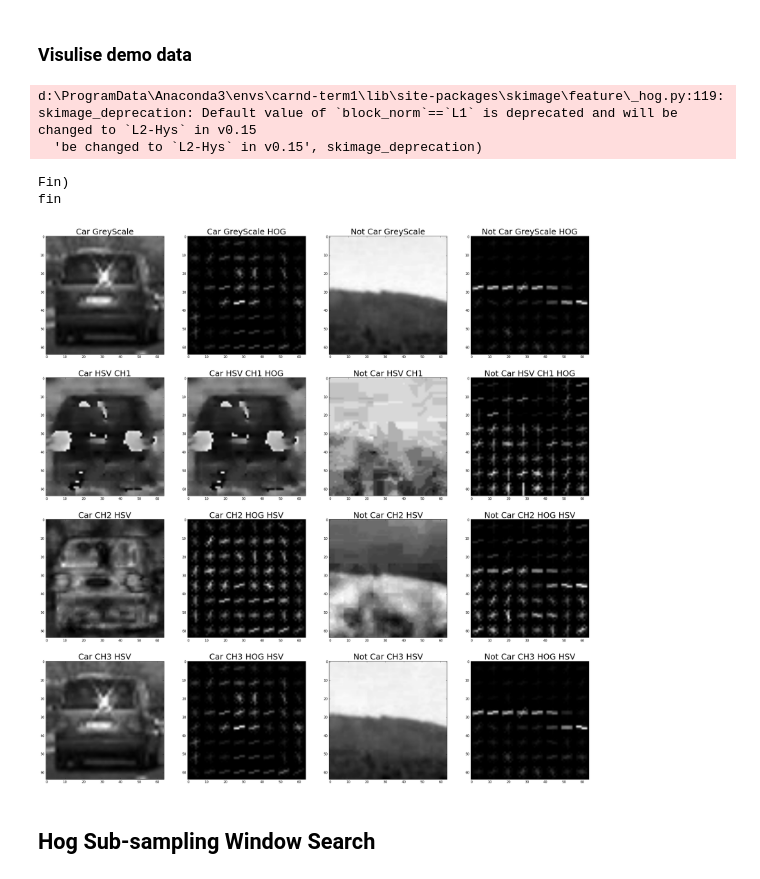
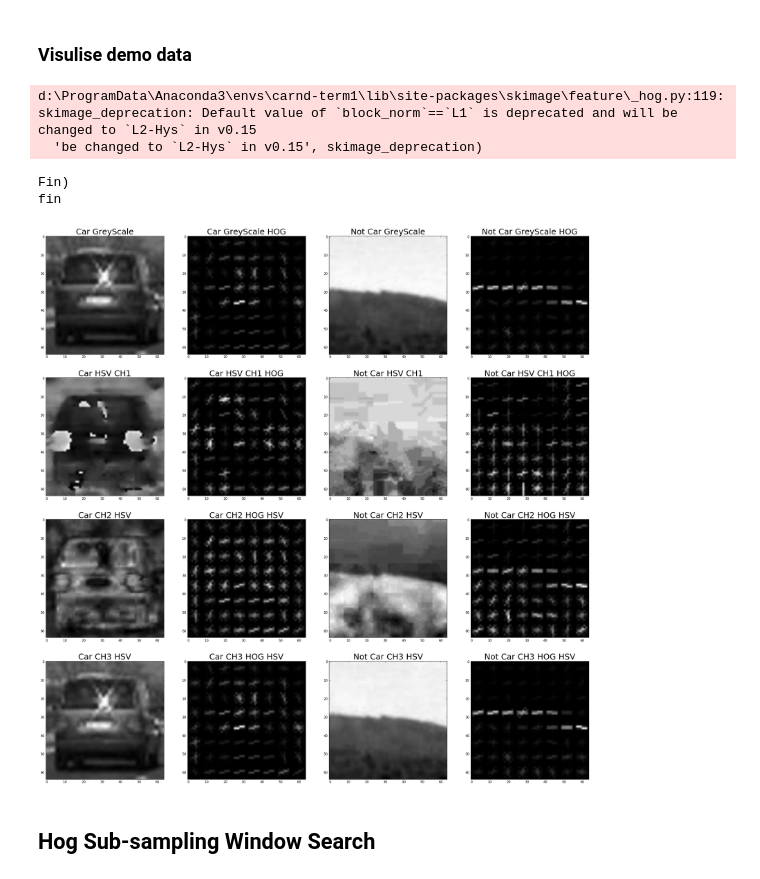
Before and after one commit to seanjmcm/VDetect, a Jupyter notebook: TrafficDetect.ipynb, the cells around one changed output. Cells and saved outputs as stored; diff of their text form; code cells hidden in the pictures.

```diff
--- a/TrafficDetect.ipynb
+++ b/TrafficDetect.ipynb
@@ -457,7 +453,6 @@ ch1 = democar_image2[:,:,0]
 ch2 = democar_image2[:,:,1]
 ch3 = democar_image2[:,:,2]
 democar_gr = color.rgb2gray(democar_image)
-
 
 demonotcar_image = cv2.imread(notcars[22])
 demonotcar_image2 = cv2.cvtColor(demonotcar_image, cv2.COLOR_RGB2HSV)
@@ -495,7 +490,7 @@ ax[0, 3].imshow(hog_ncgr,cmap="gray")
 ax[1, 0].set_title('Car HSV CH1', fontsize=25)
 ax[1, 0].imshow(ch1,cmap="gray")
 ax[1, 1].set_title('Car HSV CH1 HOG', fontsize=25)
-ax[1, 1].imshow(ch1,cmap="gray")
+ax[1, 1].imshow(hog_cch1,cmap="gray")
 ax[1, 2].set_title('Not Car HSV CH1', fontsize=25)
 ax[1, 2].imshow(nch1,cmap="gray")
 ax[1, 3].set_title('Not Car HSV CH1 HOG', fontsize=25)
@@ -507,34 +502,34 @@ ax[2, 1].set_title('Car CH2 HOG HSV', fontsize=25)
 ax[2, 1].imshow(hog_cch2,cmap="gray")
 ax[2, 2].set_title('Not Car CH2 HSV', fontsize=25)
 ax[2, 2].imshow(nch2,cmap="gray")
 ax[2, 3].set_title('Not Car CH2 HOG HSV', fontsize=25)
 ax[2, 3].imshow(hog_ncch2,cmap="gray")
 
 ax[3, 0].set_title('Car CH3 HSV', fontsize=25)
 ax[3, 0].imshow(ch3,cmap="gray")
 ax[3, 1].set_title('Car CH3 HOG HSV', fontsize=25)
 ax[3, 1].imshow(hog_cch3,cmap="gray")
 ax[3, 2].set_title('Not Car CH3 HSV', fontsize=25)
 ax[3, 2].imshow(nch3,cmap="gray")
 ax[3, 3].set_title('Not Car CH3 HOG HSV', fontsize=25)
 ax[3, 3].imshow(hog_ncch3,cmap="gray")
 
 
 
 #ax2.imshow(demonotcar_image)
 #ax2.set_title('Sample Not Image', fontsize=50)
 
 #plt.subplots_adjust(left=0., right=1, top=0.9, bottom=0.)
 plt.savefig('Samples.png')
 print("Fin)")
 
 print("fin")
 # %% [output]
 d:\ProgramData\Anaconda3\envs\carnd-term1\lib\site-packages\skimage\feature\_hog.py:119: skimage_deprecation: Default value of `block_norm`==`L1` is deprecated and will be changed to `L2-Hys` in v0.15
   'be changed to `L2-Hys` in v0.15', skimage_deprecation)
 Fin)
 fin
-[figure, old version]
+[figure, new version]
 # %% [markdown]
 ## Hog Sub-sampling Window Search
 # %%
```
Also changed, not shown: parts of 4 cells of this notebook, 7 other files.
